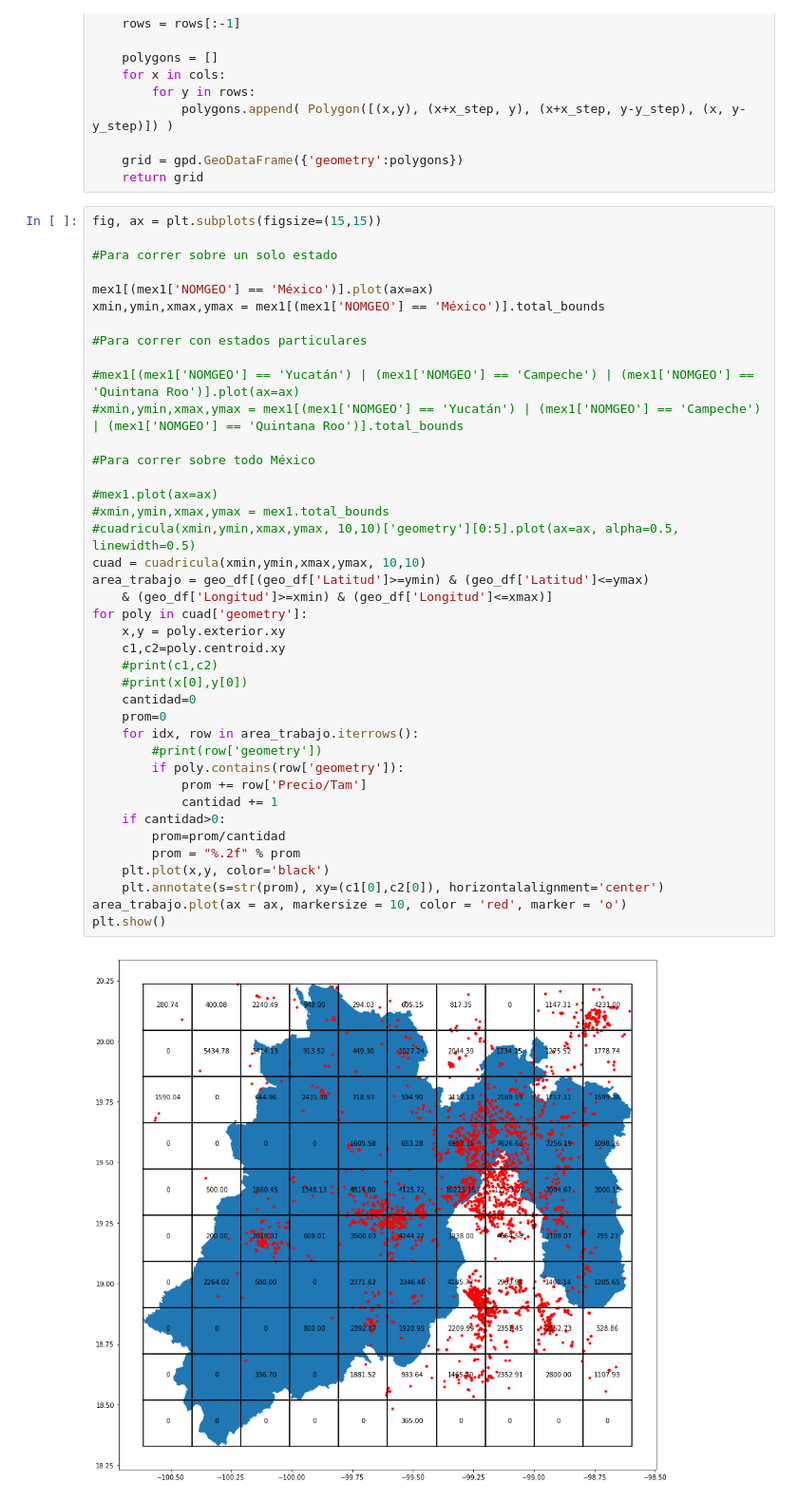
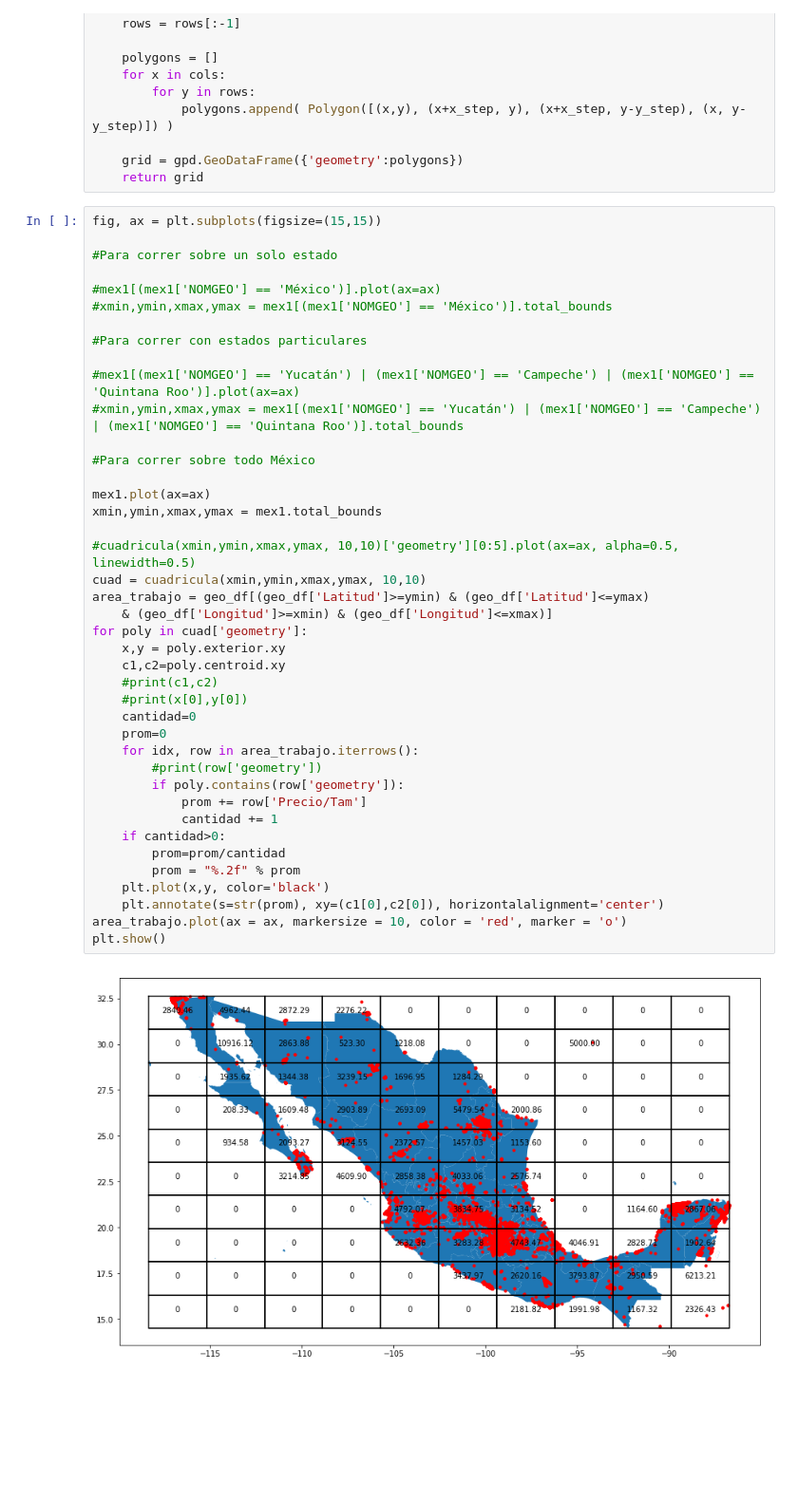
Before and after one commit to royserafin/tesis, a Jupyter notebook: Terrenos.ipynb, the cells around one changed output. Shown at 95% size. Cells and saved outputs as stored; diff of their text form; blank space fills up the shorter version.

```diff
--- a/Terrenos.ipynb
+++ b/Terrenos.ipynb
@@ -88,40 +88,41 @@ fig, ax = plt.subplots(figsize=(15,15))
 
 #Para correr sobre un solo estado
 
-mex1[(mex1['NOMGEO'] == 'México')].plot(ax=ax)
-xmin,ymin,xmax,ymax = mex1[(mex1['NOMGEO'] == 'México')].total_bounds
+#mex1[(mex1['NOMGEO'] == 'México')].plot(ax=ax)
+#xmin,ymin,xmax,ymax = mex1[(mex1['NOMGEO'] == 'México')].total_bounds
 
 #Para correr con estados particulares
 
 #mex1[(mex1['NOMGEO'] == 'Yucatán') | (mex1['NOMGEO'] == 'Campeche') | (mex1['NOMGEO'] == 'Quintana Roo')].plot(ax=ax)
 #xmin,ymin,xmax,ymax = mex1[(mex1['NOMGEO'] == 'Yucatán') | (mex1['NOMGEO'] == 'Campeche') | (mex1['NOMGEO'] == 'Quintana Roo')].total_bounds
 
 #Para correr sobre todo México
 
-#mex1.plot(ax=ax)
-#xmin,ymin,xmax,ymax = mex1.total_bounds
+mex1.plot(ax=ax)
+xmin,ymin,xmax,ymax = mex1.total_bounds
+
 #cuadricula(xmin,ymin,xmax,ymax, 10,10)['geometry'][0:5].plot(ax=ax, alpha=0.5, linewidth=0.5)
 cuad = cuadricula(xmin,ymin,xmax,ymax, 10,10)
 area_trabajo = geo_df[(geo_df['Latitud']>=ymin) & (geo_df['Latitud']<=ymax)
     & (geo_df['Longitud']>=xmin) & (geo_df['Longitud']<=xmax)]
 for poly in cuad['geometry']:
     x,y = poly.exterior.xy
     c1,c2=poly.centroid.xy
     #print(c1,c2)
     #print(x[0],y[0])
     cantidad=0
     prom=0
     for idx, row in area_trabajo.iterrows():
         #print(row['geometry'])
         if poly.contains(row['geometry']):
             prom += row['Precio/Tam']
             cantidad += 1
     if cantidad>0:
         prom=prom/cantidad
         prom = "%.2f" % prom
     plt.plot(x,y, color='black')
     plt.annotate(s=str(prom), xy=(c1[0],c2[0]), horizontalalignment='center')
 area_trabajo.plot(ax = ax, markersize = 10, color = 'red', marker = 'o')
 plt.show()
 # %% [output]
-[figure, old version]
+[figure, new version]
```
Also changed, not shown: 15 other files.
